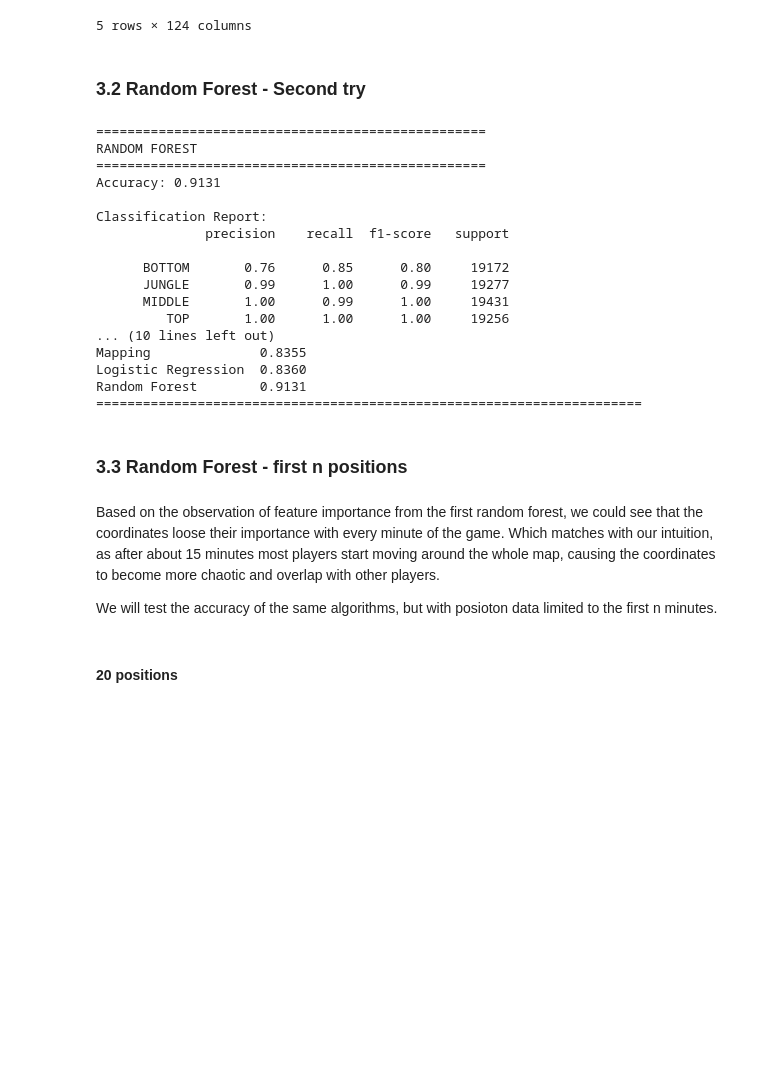
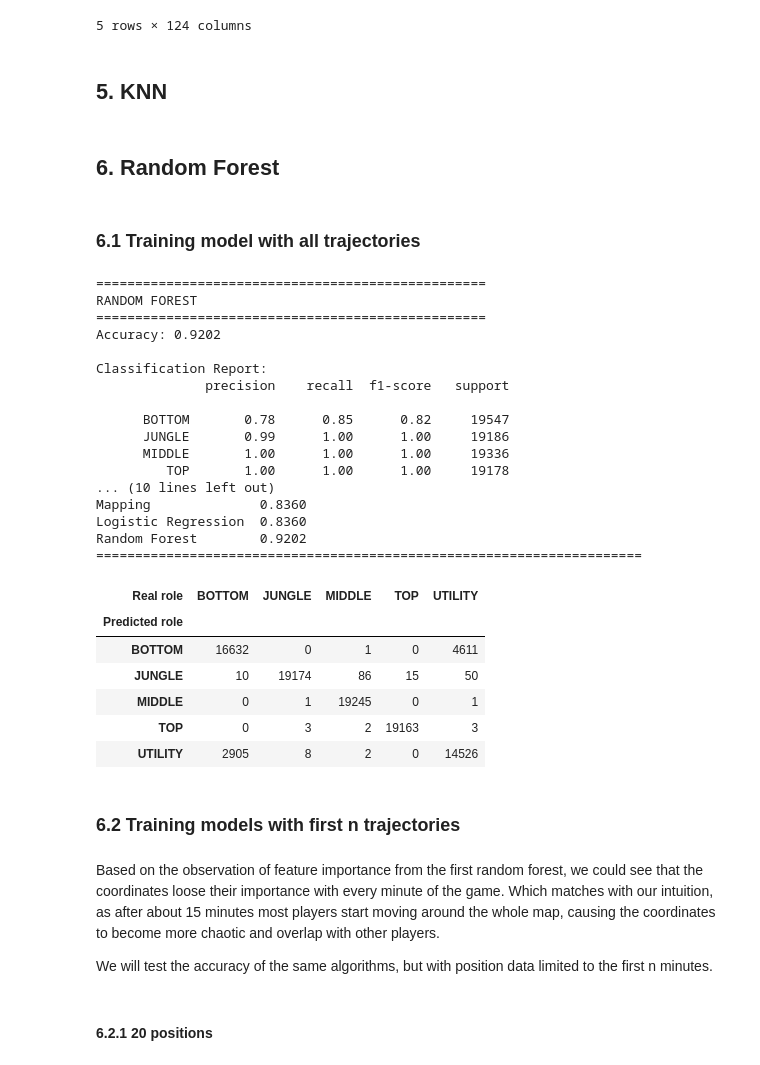
Before and after one commit to Kapponohacco/League-Ml-Project, a Jupyter notebook: src/models.ipynb, the cells around one changed output. Saved outputs shown, nothing was run; the diff lists cells and outputs as text; code cells hidden in the pictures; blank space fills up the shorter version.

```diff
--- a/src/models.ipynb
+++ b/src/models.ipynb
@@ -309,15 +357,20 @@ data_deleted.head(5)
 | 4 | 3XpUlB8N3-_zm4qB0JykZOtTsETI3GBCx... | EUW1_7684872966 | 0 | UTILITY | Leona | 25 | 11464.0 | 1854.0 | 10734.0 | 1746.0 | ... | ... |
 5 rows × 124 columns
 # %% [markdown]
-### 3.2 Random Forest - Second try
+## 5. KNN
+# %% [markdown]
+## 6. Random Forest
+# %% [markdown]
+### 6.1 Training model with all trajectories
 # %%
+
 position_cols = [col for col in data_deleted.columns if col.startswith(('x', 'y'))]
 X = data_deleted[position_cols]
 y = data_deleted['role']
 
-X_train, X_test, y_train, y_test = train_test_split(X, y, test_size=0.2)
+X_train, X_test, y_train, y_test = train_test_split(X, y, test_size=0.2, random_state=random_state)
 
-model_rf_full = RandomForestClassifier(n_estimators=20)
+model_rf_full = RandomForestClassifier(n_estimators=50,random_state=random_state)
 model_rf_full.fit(X_train, y_train)
 y_pred_rf = model_rf_full.predict(X_test)
 
@@ -340,28 +393,44 @@ print("="*70)
 ==================================================
 RANDOM FOREST
 ==================================================
-Accuracy: 0.9131
+Accuracy: 0.9202
 
 Classification Report:
               precision    recall  f1-score   support
 
-      BOTTOM       0.76      0.85      0.80     19172
-      JUNGLE       0.99      1.00      0.99     19277
-      MIDDLE       1.00      0.99      1.00     19431
-         TOP       1.00      1.00      1.00     19256
+      BOTTOM       0.78      0.85      0.82     19547
+      JUNGLE       0.99      1.00      1.00     19186
+      MIDDLE       1.00      1.00      1.00     19336
+         TOP       1.00      1.00      1.00     19178
 ... (10 lines left out)
-Mapping              0.8355
+Mapping              0.8360
 Logistic Regression  0.8360
-Random Forest        0.9131
+Random Forest        0.9202
 ======================================================================
+# %%
+confusion_table20 = pd.crosstab(
+    y_pred_rf,
+    y_test,
+    rownames=["Predicted role"],
+    colnames=["Real role"]
+)
+confusion_table20
+# %% [output]
+| Real role | BOTTOM | JUNGLE | MIDDLE | TOP | UTILITY |
+| Predicted role |  |  |  |  |  |
+| BOTTOM | 16632 | 0 | 1 | 0 | 4611 |
+| JUNGLE | 10 | 19174 | 86 | 15 | 50 |
+| MIDDLE | 0 | 1 | 19245 | 0 | 1 |
+| TOP | 0 | 3 | 2 | 19163 | 3 |
+| UTILITY | 2905 | 8 | 2 | 0 | 14526 |
 # %% [markdown]
-### 3.3 Random Forest - first n positions
+### 6.2 Training models with first n trajectories
 # %% [markdown]
 Based on the observation of feature importance from the first random forest, we could see that the coordinates loose their importance with every minute of the game. Which matches with our intuition, as after about 15 minutes most players start moving around the whole map, causing the coordinates to become more chaotic and overlap with other players.
 
-We will test the accuracy of the same algorithms, but with posioton data limited to the first n minutes.
+We will test the accuracy of the same algorithms, but with position data limited to the first n minutes.
 # %% [markdown]
-#### 20 positions
+#### 6.2.1 20 positions
 # %%
 position_cols = [f'x{i}' for i in range(1,21)] + [f'y{i}' for i in range(1,21)]
 X = data_deleted[position_cols]
```
Also changed, not shown: parts of 46 cells of this notebook, 1 other file.
